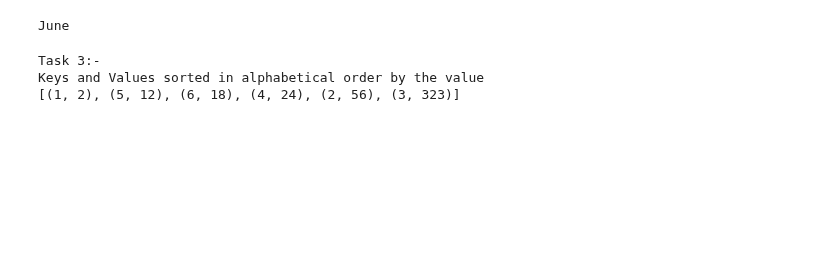
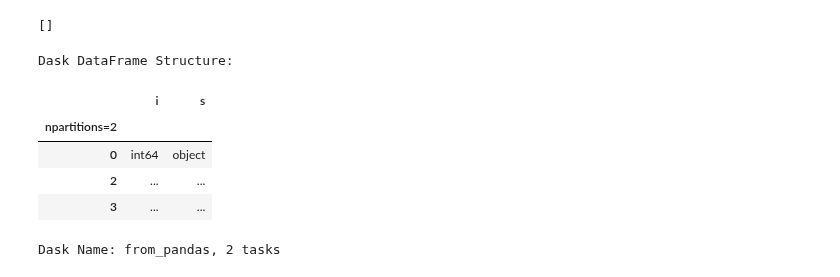
Before and after one commit to dgarbato/capstone, a Jupyter notebook: Untitled.ipynb, the cells around one changed output. Cells and saved outputs as stored; diff of their text form; code cells hidden in the pictures; blank space fills up the shorter version.

```diff
--- a/Untitled.ipynb
+++ b/Untitled.ipynb
@@ -9,43 +0,0 @@ June
-# %%
-import datetime
-
-x = datetime.datetime(2018, 6, 1)
-
-print(x.strftime("%B"))
-# %% [output]
-June
-# %%
-# Function calling
-def dictionairy():
-
- # Declaring hash function
- key_value ={}
-
-# Initializing the value
- key_value[2] = 56
- key_value[1] = 2
- key_value[5] = 12
- key_value[4] = 24
- key_value[6] = 18
- key_value[3] = 323
-
-
- print ("Task 3:-\nKeys and Values sorted",
-   "in alphabetical order by the value")
-
- # Note that it will sort in lexicographical order
- # For mathematical way, change it to float
- print(sorted(key_value.items(), key =
-             lambda kv:(kv[1], kv[0])))
-
-def main():
-    # function calling
-    dictionairy()
-
-# main function calling
-if __name__=="__main__":
-    main()
-# %% [output]
-Task 3:-
-Keys and Values sorted in alphabetical order by the value
-[(1, 2), (5, 12), (6, 18), (4, 24), (2, 56), (3, 323)]
@@ -51,0 +3,31 @@ Keys and Values sorted in alphabetical order by the value
+# %%
+conn = sqlite3.connect('employee.db')
+c = conn.cursor()
+
+# c.execute("""CREATE TABLE employees(
+# first text, last text, pay integer
+# )""")
+
+# c.execute("INSERT INTO employees VALUES('Corey','Schafer',50000)")
+
+c.execute("SELECT * FROM employees WHERE last ='Schafer'")
+print(c.fetchall())
+
+conn.commit()
+conn.close()
+# %% [output]
+[]
+# %%
+import pandas as pd
+import dask.dataframe as dd
+df = pd.DataFrame([ {'i':i, 's':str(i)*2 } for i in range(4) ])
+ddf = dd.from_pandas(df, npartitions=2)
+ddf
+# %% [output]
+Dask DataFrame Structure:
+|  | i | s |
+| npartitions=2 |  |  |
+| 0 | int64 | object |
+| 2 | ... | ... |
+| 3 | ... | ... |
+Dask Name: from_pandas, 2 tasks
```
Also changed, not shown: parts of 3 cells of this notebook, 7 other files.
